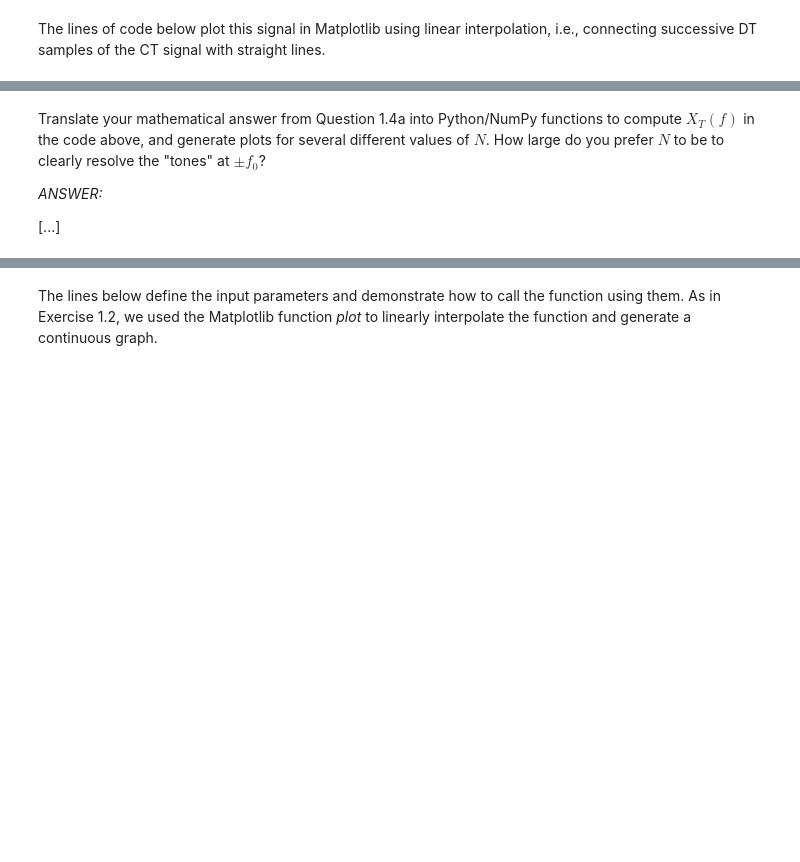
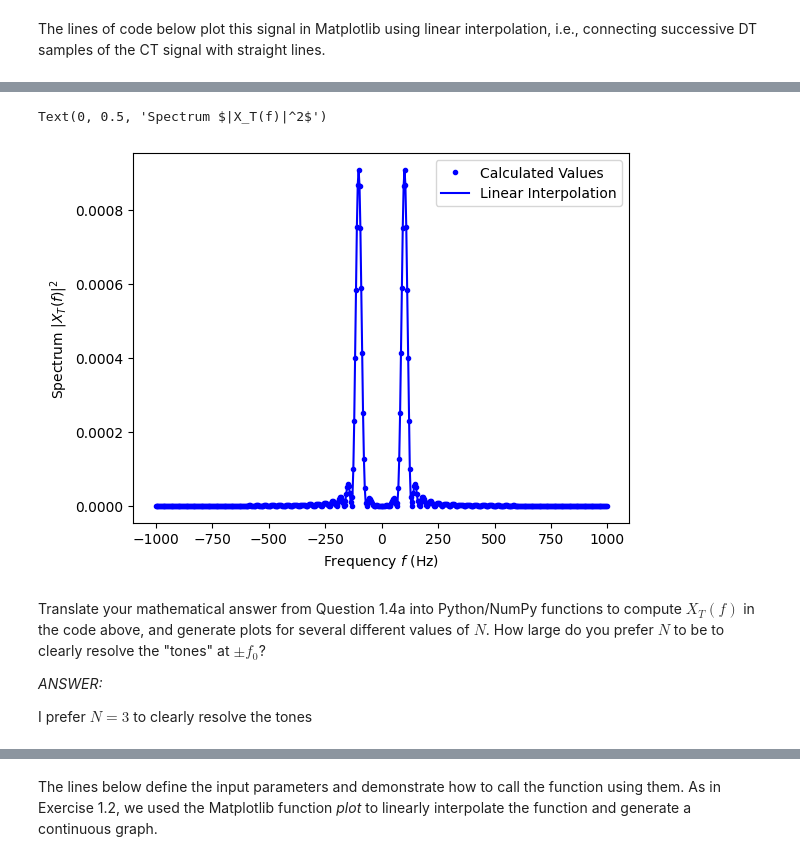
Before and after one commit to 1112luke/Radioware, a Jupyter notebook: Lab1/Prelab01/Prelab 01 - Basic Software and Equipment Use.ipynb, the cells around one changed output, grey strips where cells are left out. Drawn from its saved outputs; the diff is of its cells as text; code cells hidden in the pictures; blank space fills up the shorter version.

```diff
--- a/Lab1/Prelab01/Prelab 01 - Basic Software and Equipment Use.ipynb
+++ b/Lab1/Prelab01/Prelab 01 - Basic Software and Equipment Use.ipynb
@@ -162,7 +162,7 @@ A = 2.0
 f_0 = 100.0
 T_0 = 1/f_0
 
-M = 3
+M = 10
 f_s = M*2.0*f_0
 T_s = 1/f_s
 
@@ -274,26 +283,28 @@ Determine the CT Fourier transform $X_T(f)$ in terms of $X(f)$ in general, and f
 # %%
 A = 2.0
 f_0 = 100.0
 T_0 = 1/f_0
 
-
-N = 1
+N = 3
 T = N*T_0
 
 K=512
 f = np.fft.fftshift(np.fft.fftfreq(K))*f_s
-X_T = np.zeros(np.size(f))	# replace with your result from Exercise 1.4a
+X_T = A*(T/2)*np.sinc(T*(f-f_0)) + A*(T/2)*np.sinc(T*(f+f_0))		# replace with your result from Exercise 1.4a
 
 plt.plot(f,np.abs(X_T)**2,'b.',f,np.abs(X_T)**2,'b-')
 plt.legend(['Calculated Values','Linear Interpolation'])
 plt.xlabel('Frequency $f$ (Hz)')
 plt.ylabel('Spectrum $|X_T(f)|^2$')
+# %% [output]
+Text(0, 0.5, 'Spectrum $|X_T(f)|^2$')
+[figure, added]
 # %% [markdown]
 Translate your mathematical answer from Question 1.4a into Python/NumPy functions to compute $X_T(f)$ in the code above, and generate plots for several different values of $N$. How large do you prefer $N$ to be to clearly resolve the "tones" at $\pm f_0$?
 
 *ANSWER:*
 
-[...]
+I prefer $N = 3$ to clearly resolve the tones
 # %%
 A = 2.0
 f_0 = 100.0
```
Also changed, not shown: parts of 13 cells of this notebook, 1 other file.
